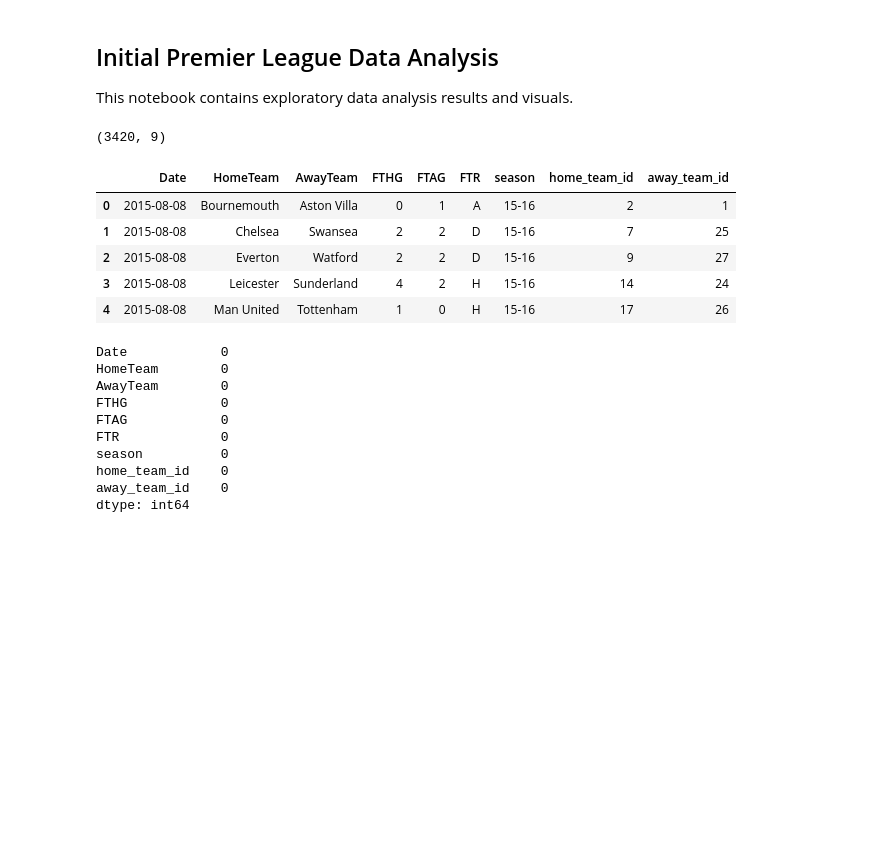
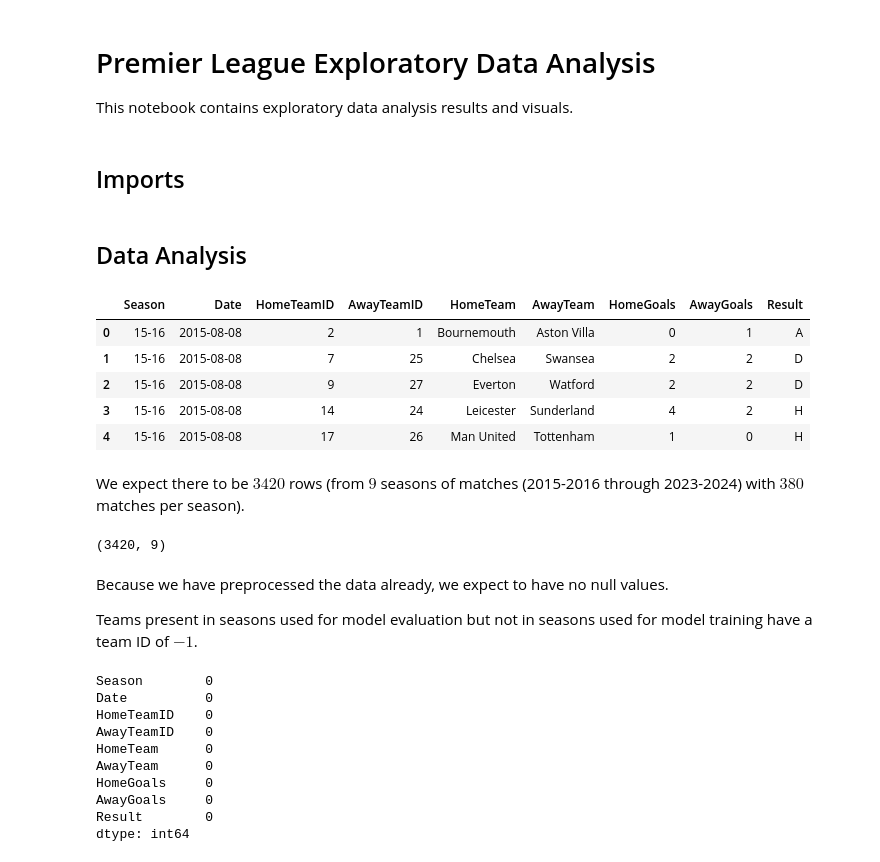
Before and after one commit to maggoatt/CS179-Match-Prediction-Project, a Jupyter notebook: src/exploratory_data_analysis.ipynb, the cells around one changed output. Cells and saved outputs as stored; diff of their text form; code cells hidden in the pictures; blank space fills up the shorter version.

```diff
--- a/src/exploratory_data_analysis.ipynb
+++ b/src/exploratory_data_analysis.ipynb
@@ -1,4 +1,4 @@
 # %% [markdown]
-## Initial Premier League Data Analysis
+# Premier League Exploratory Data Analysis
 
 This notebook contains exploratory data analysis results and visuals.
@@ -11,0 +5,2 @@ COLS = ["Date", "HomeTeam", "AwayTeam", "FTHG", "FTAG", "FTR", "season", "home_t
+# %% [markdown]
+## Imports
@@ -12,35 +11,36 @@ COLS = ["Date", "HomeTeam", "AwayTeam", "FTHG", "FTAG", "FTR", "season", "home_t
+# %% [markdown]
+## Data Analysis
 # %%
-matches = pd.read_csv(PROCESSED_CSV, parse_dates=["Date"], usecols=COLS)
-matches.shape
-
-# 3420 rows: 9 seasons x 380 matches each (2015-16 through 2023-24)
+PROCESSED_CSV = "../data/processed/epl_matches.csv"
+matches = pd.read_csv(PROCESSED_CSV, parse_dates = ["Date"])
+matches.head()
 # %% [output]
-(3420, 9)
+|  | Season | Date | HomeTeamID | AwayTeamID | HomeTeam | AwayTeam | HomeGoals | AwayGoals | Result |
+| 0 | 15-16 | 2015-08-08 | 2 | 1 | Bournemouth | Aston Villa | 0 | 1 | A |
+| 1 | 15-16 | 2015-08-08 | 7 | 25 | Chelsea | Swansea | 2 | 2 | D |
+| 2 | 15-16 | 2015-08-08 | 9 | 27 | Everton | Watford | 2 | 2 | D |
+| 3 | 15-16 | 2015-08-08 | 14 | 24 | Leicester | Sunderland | 4 | 2 | H |
+| 4 | 15-16 | 2015-08-08 | 17 | 26 | Man United | Tottenham | 1 | 0 | H |
-# %%
-matches.head()
-
-# fthg: home goals, ftag: away goals, ftr: result (H: home win, D: draw, A: away win)
-# season: "15-16" through "23-24"; home/away_team_id: 0-indexed int (-1 for teams not in training)
-# %% [output]
-|  | Date | HomeTeam | AwayTeam | FTHG | FTAG | FTR | season | home_team_id | away_team_id |
-| 0 | 2015-08-08 | Bournemouth | Aston Villa | 0 | 1 | A | 15-16 | 2 | 1 |
-| 1 | 2015-08-08 | Chelsea | Swansea | 2 | 2 | D | 15-16 | 7 | 25 |
-| 2 | 2015-08-08 | Everton | Watford | 2 | 2 | D | 15-16 | 9 | 27 |
-| 3 | 2015-08-08 | Leicester | Sunderland | 4 | 2 | H | 15-16 | 14 | 24 |
-| 4 | 2015-08-08 | Man United | Tottenham | 1 | 0 | H | 15-16 | 17 | 26 |
+# %% [markdown]
+We expect there to be $3420$ rows (from $9$ seasons of matches (2015-2016 through 2023-2024) with $380$ matches per season).
+# %%
+matches.shape
+# %% [output]
+(3420, 9)
+# %% [markdown]
+Because we have preprocessed the data already, we expect to have no null values.
+
+Teams present in seasons used for model evaluation but not in seasons used for model training have a team ID of $-1$.
 # %%
 matches.isna().sum()
-
-# no nulls — dates already parsed and cleaned by data_cleaning.py
-# unknown teams (promoted clubs not in training) have team_id = -1, not NaN
 # %% [output]
-Date            0
-HomeTeam        0
-AwayTeam        0
-FTHG            0
-FTAG            0
-FTR             0
-season          0
-home_team_id    0
-away_team_id    0
+Season        0
+Date          0
+HomeTeamID    0
+AwayTeamID    0
+HomeTeam      0
+AwayTeam      0
+HomeGoals     0
+AwayGoals     0
+Result        0
 dtype: int64
```
Also changed, not shown: parts of 9 cells of this notebook.
